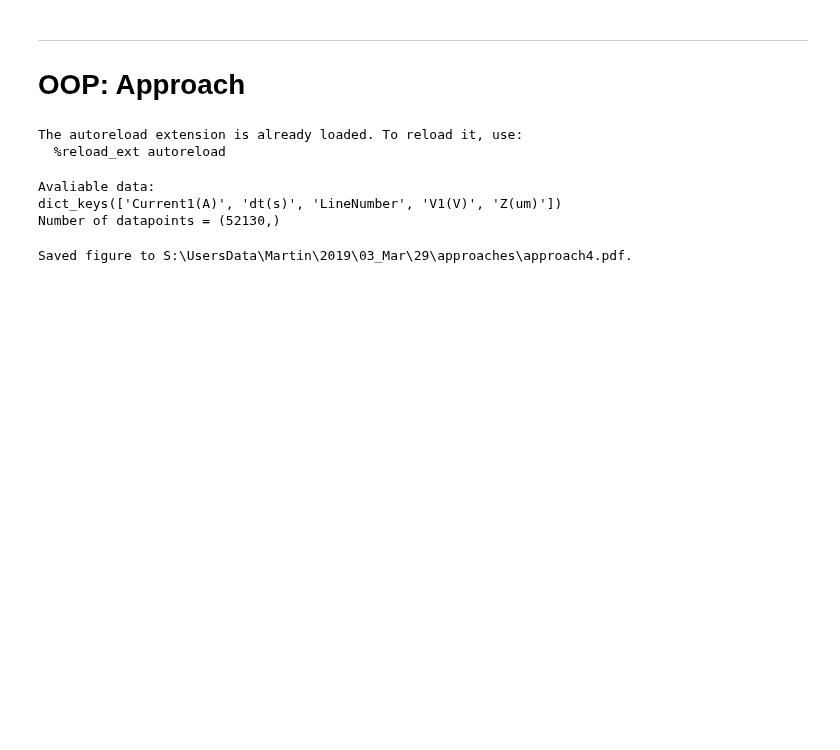
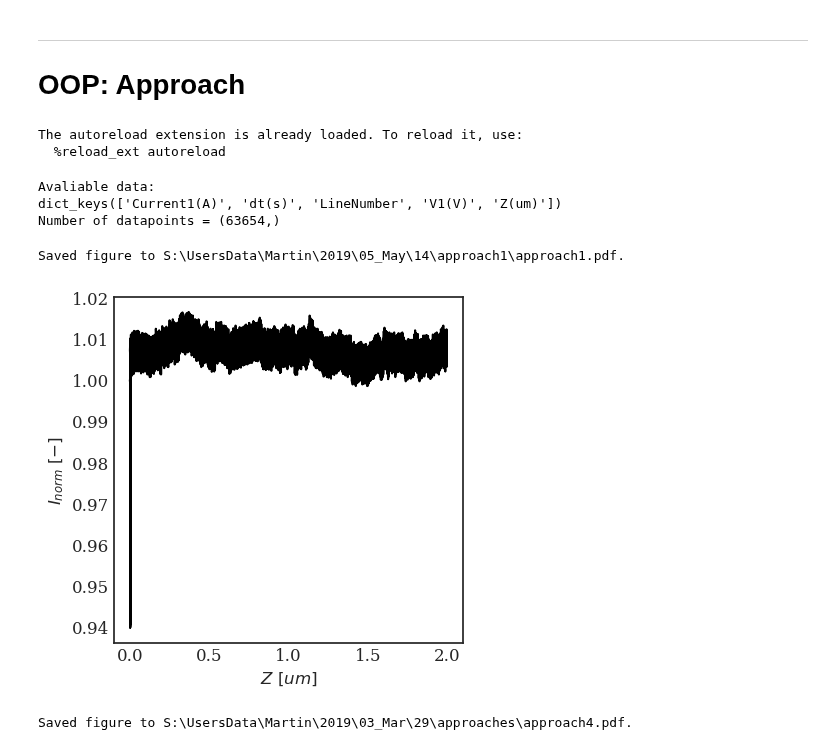
Before and after one commit to martinholub/sicm, a Jupyter notebook: notebooks/plots.ipynb, the cells around one changed output. Drawn from its saved outputs; the diff is of its cells as text; code cells hidden in the pictures; blank space fills up the shorter version.

```diff
--- a/notebooks/plots.ipynb
+++ b/notebooks/plots.ipynb
@@ -147,8 +150,8 @@ import numpy as np
 The autoreload extension is already loaded. To reload it, use:
   %reload_ext autoreload
 # %%
-datadir =  r"S:\UsersData\Martin\2019\03_Mar\29\approaches"
-exp_name = "approach4"
+datadir =  r"S:\UsersData\Martin\2019\05_May\14\approach1"
+exp_name = "approach1"
 # datadir = "/run/user/1000/gvfs/smb-share:server=itet-stor.ee.ethz.ch,share=mholub/sicm/UsersData/Martin/2019/05_May/07"
 # datadir = datadir + "/approach2"
 # exp_name = "approach2"
@@ -158,11 +161,14 @@ app = Approach(datadir, exp_name)
 # %% [output]
 Avaliable data:
 dict_keys(['Current1(A)', 'dt(s)', 'LineNumber', 'V1(V)', 'Z(um)'])
-Number of datapoints = (52130,)
+Number of datapoints = (63654,)
 # %%
 x, y = app.get_xy_data(scale = True)
-sel = np.logical_and(x < 2, y > 0.92)
+sel = np.logical_and(x < 2, y > 0.94)
 app.plot(sel, convert = False, scale = True, bulk_adjust = False, window_size = 0)
+# %% [output]
+Saved figure to S:\UsersData\Martin\2019\05_May\14\approach1\approach1.pdf.
+[figure, added]
 # %%
 app.plot(convert = False, scale = True, bulk_adjust = False, window_size = 0)
 # %% [output]
```
Also changed, not shown: parts of 3 cells of this notebook, 6 other files.
